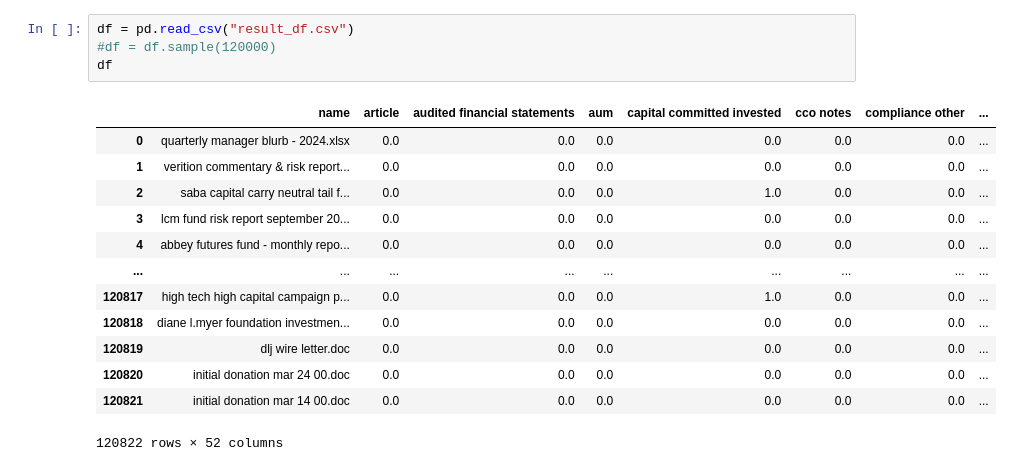
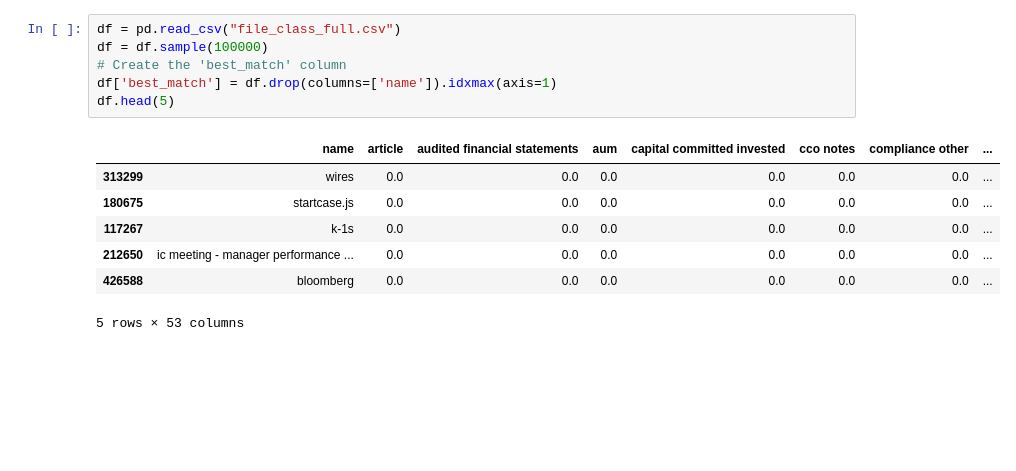
Before and after one commit to Gfatouras/File_Classification, a Jupyter notebook: Sp_Files_Model.ipynb, the cells around one changed output. Saved outputs shown, nothing was run; the diff lists cells and outputs as text; blank space fills up the shorter version.

```diff
--- a/Sp_Files_Model.ipynb
+++ b/Sp_Files_Model.ipynb
@@ -14,18 +1,14 @@ import re
 # %%
-df = pd.read_csv("result_df.csv")
-#df = df.sample(120000)
-df
+df = pd.read_csv("file_class_full.csv")
+df = df.sample(100000)
+# Create the 'best_match' column
+df['best_match'] = df.drop(columns=['name']).idxmax(axis=1)
+df.head(5)
 # %% [output]
 |  | name | article | audited financial statements | aum | capital committed invested | cco notes | compliance other | ... |
-| 0 | quarterly manager blurb - 2024.xlsx | 0.0 | 0.0 | 0.0 | 0.0 | 0.0 | 0.0 | ... |
-| 1 | verition commentary & risk report... | 0.0 | 0.0 | 0.0 | 0.0 | 0.0 | 0.0 | ... |
-| 2 | saba capital carry neutral tail f... | 0.0 | 0.0 | 0.0 | 1.0 | 0.0 | 0.0 | ... |
-| 3 | lcm fund risk report september 20... | 0.0 | 0.0 | 0.0 | 0.0 | 0.0 | 0.0 | ... |
-| 4 | abbey futures fund - monthly repo... | 0.0 | 0.0 | 0.0 | 0.0 | 0.0 | 0.0 | ... |
-| ... | ... | ... | ... | ... | ... | ... | ... | ... |
-| 120817 | high tech high capital campaign p... | 0.0 | 0.0 | 0.0 | 1.0 | 0.0 | 0.0 | ... |
-| 120818 | diane l.myer foundation investmen... | 0.0 | 0.0 | 0.0 | 0.0 | 0.0 | 0.0 | ... |
-| 120819 | dlj wire letter.doc | 0.0 | 0.0 | 0.0 | 0.0 | 0.0 | 0.0 | ... |
-| 120820 | initial donation mar 24 00.doc | 0.0 | 0.0 | 0.0 | 0.0 | 0.0 | 0.0 | ... |
-| 120821 | initial donation mar 14 00.doc | 0.0 | 0.0 | 0.0 | 0.0 | 0.0 | 0.0 | ... |
+| 313299 | wires | 0.0 | 0.0 | 0.0 | 0.0 | 0.0 | 0.0 | ... |
+| 180675 | startcase.js | 0.0 | 0.0 | 0.0 | 0.0 | 0.0 | 0.0 | ... |
+| 117267 | k-1s | 0.0 | 0.0 | 0.0 | 0.0 | 0.0 | 0.0 | ... |
+| 212650 | ic meeting - manager performance ... | 0.0 | 0.0 | 0.0 | 0.0 | 0.0 | 0.0 | ... |
+| 426588 | bloomberg | 0.0 | 0.0 | 0.0 | 0.0 | 0.0 | 0.0 | ... |
-120822 rows × 52 columns
+5 rows × 53 columns
```
Also changed, not shown: parts of 8 cells of this notebook, 8 other files.
